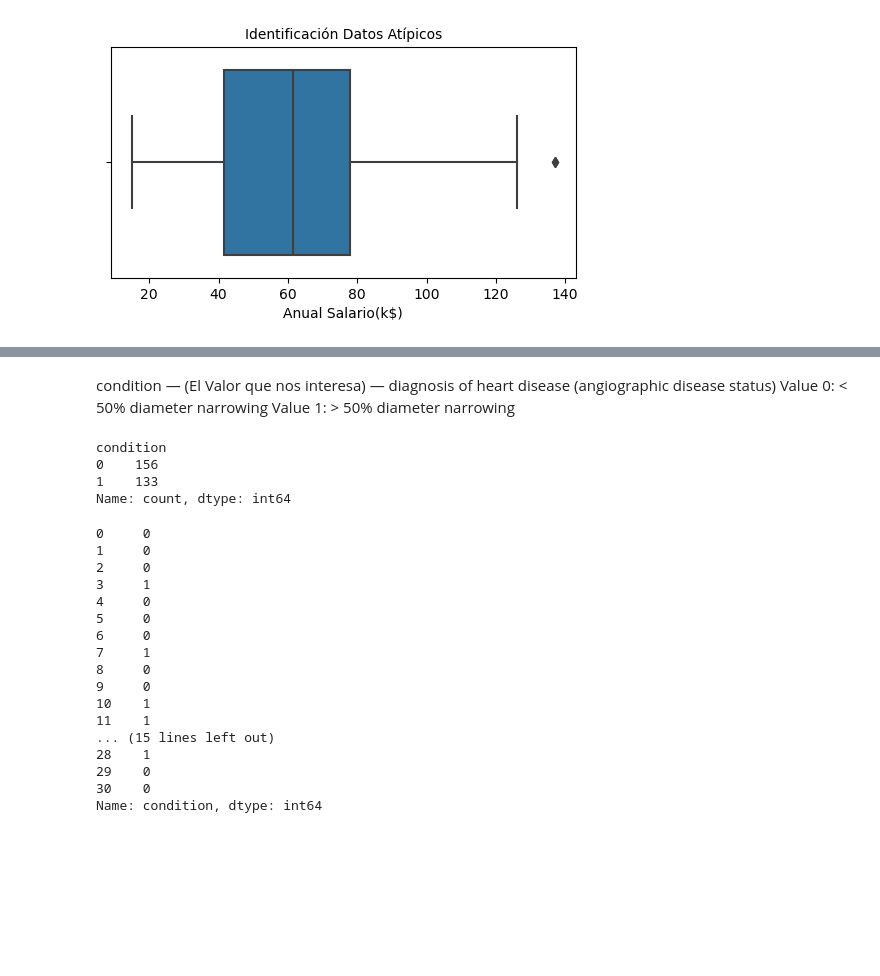
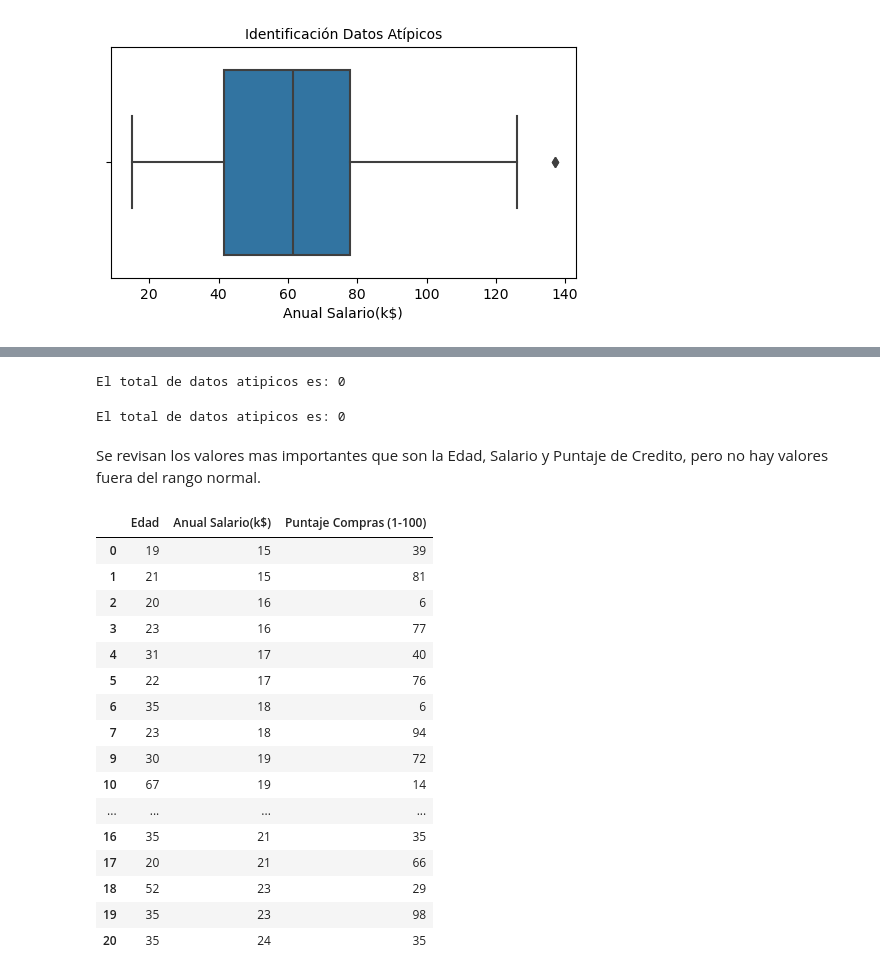
Before and after one commit to ManuelDaza01/UNAD-Analisis_Datos, a Jupyter notebook: hierarchical_clustering.ipynb, the cells around one changed output, grey strips where cells are left out. Drawn from its saved outputs; the diff is of its cells as text; code cells hidden in the pictures; blank space fills up the shorter version.

```diff
--- a/hierarchical_clustering.ipynb
+++ b/hierarchical_clustering.ipynb
@@ -150,0 +125,7 @@ memory usage: 33.9 KB
+# %%
+hr_min=5
+hr_max=100
+total_atipicos=((data['Puntaje Compras (1-100)']<hr_min)|(data['Puntaje Compras (1-100)']>hr_max)).sum()
+print("El total de datos atipicos es: {}".format(total_atipicos))
+# %% [output]
+El total de datos atipicos es: 0
@@ -151,32 +134,34 @@ memory usage: 33.9 KB
+# %%
+hr_min=5
+hr_max=100
+total_atipicos=((data['Puntaje Compras (1-100)']<hr_min)|(data['Puntaje Compras (1-100)']>hr_max)).sum()
+print("El total de datos atipicos es: {}".format(total_atipicos))
+# %% [output]
+El total de datos atipicos es: 0
 # %% [markdown]
-condition — (El Valor que nos interesa) — diagnosis of heart disease (angiographic disease status) Value 0: < 50% diameter narrowing Value 1: > 50% diameter narrowing
+Se revisan los valores mas importantes que son la Edad, Salario y Puntaje de Credito, pero no hay valores fuera del rango normal.
 # %%
 #3. Seleccionar las características más relevantes para entrenar:
-#El objetivo es detectar la presencia de una enfermedad cardíaca.
+#El objetivo es analizar el puntaje de credito de los clientes segun su edad y el salario que ganan.
 
-data['condition'].value_counts()
+data=data[['Edad','Anual Salario(k$)','Puntaje Compras (1-100)']]
-# %% [output]
-condition
-0    156
-1    133
-Name: count, dtype: int64
 # %%
-data['condition'].head(30)
+data.head(20)
 # %% [output]
-0     0
-1     0
-2     0
-3     1
-4     0
-5     0
-6     0
-7     1
-8     0
-9     0
-10    1
-11    1
-... (15 lines left out)
-28    1
-29    0
-30    0
-Name: condition, dtype: int64
+|  | Edad | Anual Salario(k$) | Puntaje Compras (1-100) |
+| 0 | 19 | 15 | 39 |
+| 1 | 21 | 15 | 81 |
+| 2 | 20 | 16 | 6 |
+| 3 | 23 | 16 | 77 |
+| 4 | 31 | 17 | 40 |
+| 5 | 22 | 17 | 76 |
+| 6 | 35 | 18 | 6 |
+| 7 | 23 | 18 | 94 |
+| 9 | 30 | 19 | 72 |
+| 10 | 67 | 19 | 14 |
+| ... | ... | ... | ... |
+| 16 | 35 | 21 | 35 |
+| 17 | 20 | 21 | 66 |
+| 18 | 52 | 23 | 29 |
+| 19 | 35 | 23 | 98 |
+| 20 | 35 | 24 | 35 |
```
Also changed, not shown: parts of 20 cells of this notebook.
